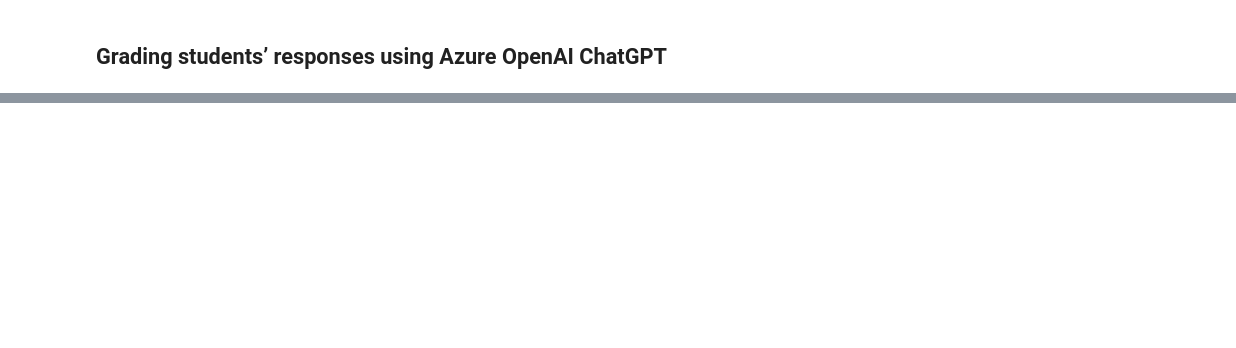
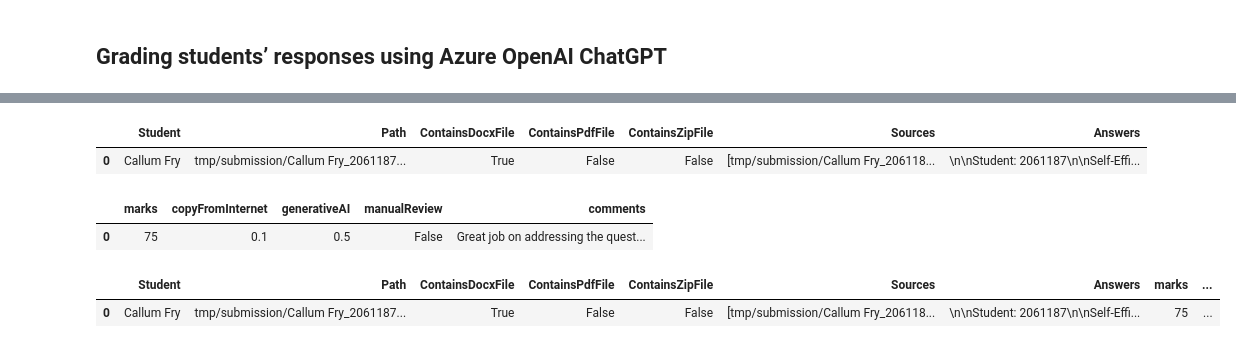
Before and after one commit to callumf222/FYP_Automated_Assignment, a Jupyter notebook: AzureOpenAIChatGTPAutoGrader-main/moodle_word_pdf.ipynb, the cells around one changed output, grey strips where cells are left out. Saved outputs shown, nothing was run; the diff lists cells and outputs as text; code cells hidden in the pictures; blank space fills up the shorter version.

```diff
--- a/AzureOpenAIChatGTPAutoGrader-main/moodle_word_pdf.ipynb
+++ b/AzureOpenAIChatGTPAutoGrader-main/moodle_word_pdf.ipynb
@@ -683,0 +221,31 @@ Text(0.5, 0, 'z')
+# %%
+import os
+import json
+import openai
+from openai import AzureOpenAI
+
+api_key = os.getenv("AZURE_OPENAI_API_KEY")
+
+marking_scheme = read_text_file("marking_scheme.txt")
+student_answer = df_answers.iloc[[0]]["Answers"].values[0]
+prompt=marking_scheme.replace("<ANSWER></ANSWER>", student_answer)
+
+client = AzureOpenAI(
+    api_version="2023-07-01-preview",
+    azure_endpoint="https://up206-m68frt2f-eastus2.cognitiveservices.azure.com/openai/deployments/gpt-35-turbo-16k/chat/completions?api-version=2024-08-01-preview",
+    api_key=api_key
+)
+
+
+completion = client.chat.completions.create(
+    model="gpt-35-turbo-16k",  # e.g. gpt-35-instant
+    messages=[
+        {
+            "role": "system", "content": "You are a teaching assistant.",
+            "role": "user", "content": prompt,
+        },
+    ],
+)
+completion_dict = completion.model_dump()
+response_content = completion_dict["choices"][0]["message"]["content"]
+print(response_content)
@@ -683,0 +260,24 @@ Text(0.5, 0, 'z')
+# %%
+df_answers
+# %% [output]
+|  | Student | Path | ContainsDocxFile | ContainsPdfFile | ContainsZipFile | Sources | Answers |
+| 0 | Callum Fry | tmp/submission/Callum Fry_2061187... | True | False | False | [tmp/submission/Callum Fry_206118... | \n\nStudent: 2061187\n\nSelf-Effi... |
+# %%
+data_dict = json.loads(response_content)
+
+# Convert the dictionary to a DataFrame
+df_marked = pd.DataFrame([data_dict])
+
+
+# Display the DataFrame
+df_marked
+# %% [output]
+|  | marks | copyFromInternet | generativeAI | manualReview | comments |
+| 0 | 75 | 0.1 | 0.5 | False | Great job on addressing the quest... |
+# %%
+df_total = pd.concat([df_answers, df_marked], axis=1)
+# %%
+df_total
+# %% [output]
+|  | Student | Path | ContainsDocxFile | ContainsPdfFile | ContainsZipFile | Sources | Answers | marks | ... |
+| 0 | Callum Fry | tmp/submission/Callum Fry_2061187... | True | False | False | [tmp/submission/Callum Fry_206118... | \n\nStudent: 2061187\n\nSelf-Effi... | 75 | ... |
```
Also changed, not shown: parts of 36 cells of this notebook, 10 other files.
